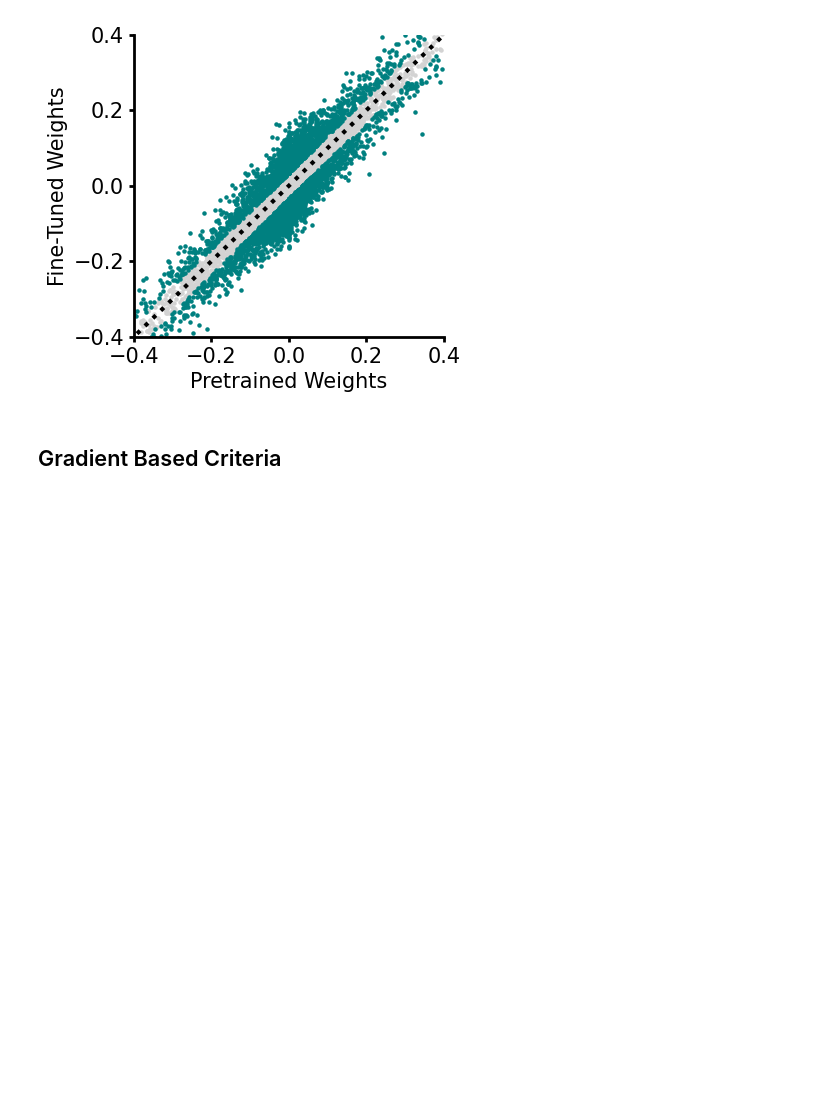
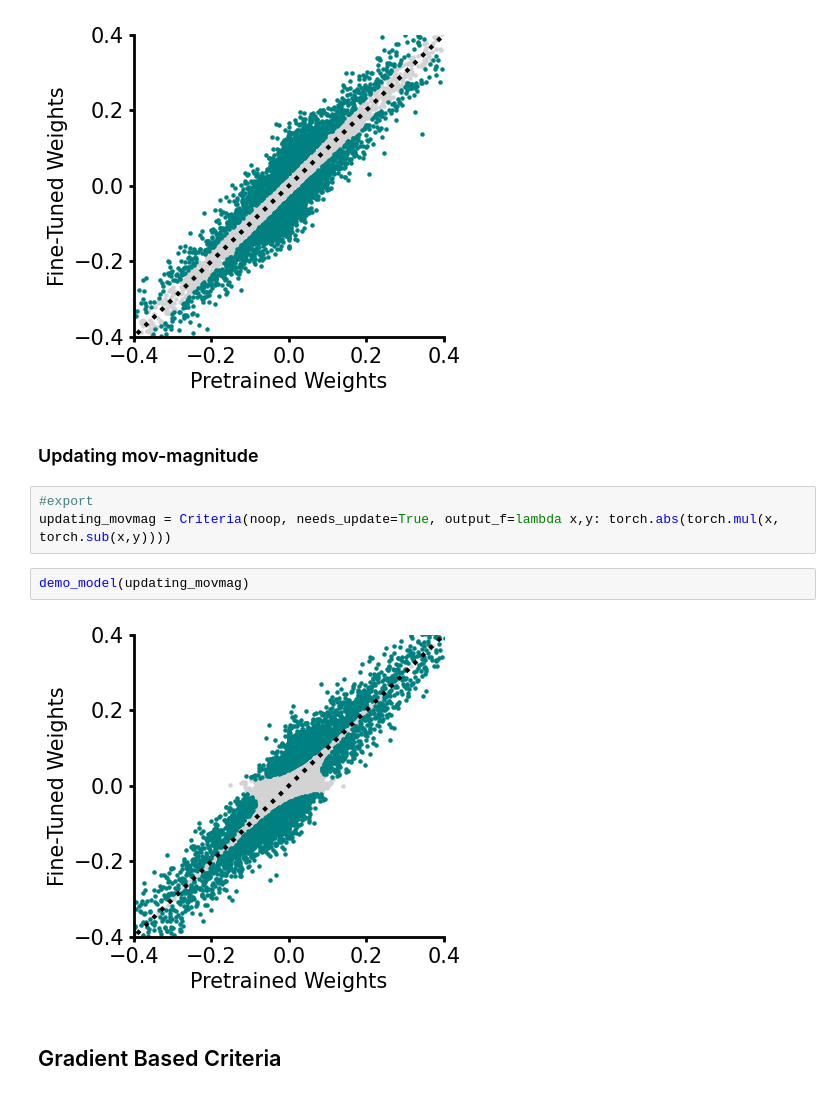
Before and after one commit to nathanhubens/fasterai, a Jupyter notebook: nbs/0b_criteria.ipynb, the cells around one changed output. Saved outputs shown, nothing was run; the diff lists cells and outputs as text; blank space fills up the shorter version.

```diff
--- a/nbs/0b_criteria.ipynb
+++ b/nbs/0b_criteria.ipynb
@@ -192,6 +192,15 @@ updating_movement = Criteria(noop, needs_update=True, output_f= lambda x,y: torc
 demo_model(updating_movement)
 # %% [output]
 [figure]
+# %% [markdown]
+### Updating mov-magnitude
+# %%
+#export
+updating_movmag = Criteria(noop, needs_update=True, output_f=lambda x,y: torch.abs(torch.mul(x, torch.sub(x,y))))
+# %%
+demo_model(updating_movmag)
+# %% [output]
+[figure, added]
 # %% [markdown]
 ## Gradient Based Criteria
 # %% [markdown]
```
Also changed, not shown: 9 other files.
